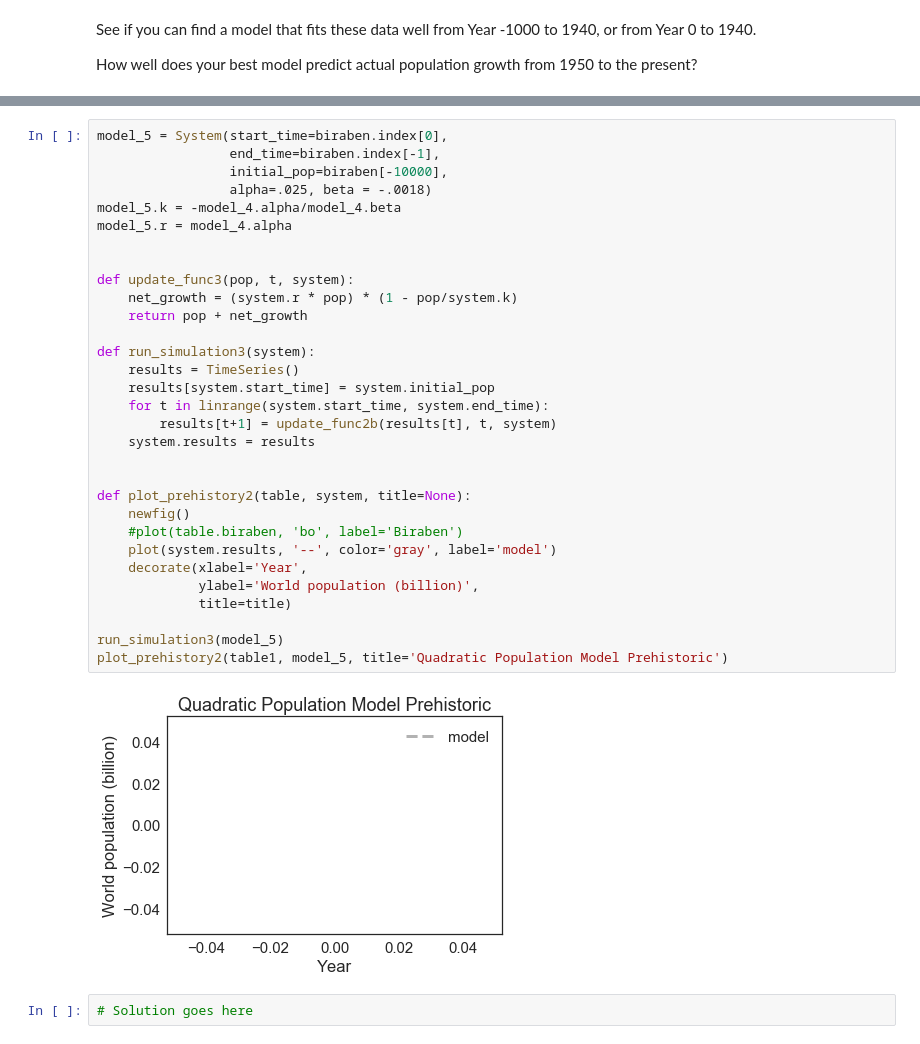
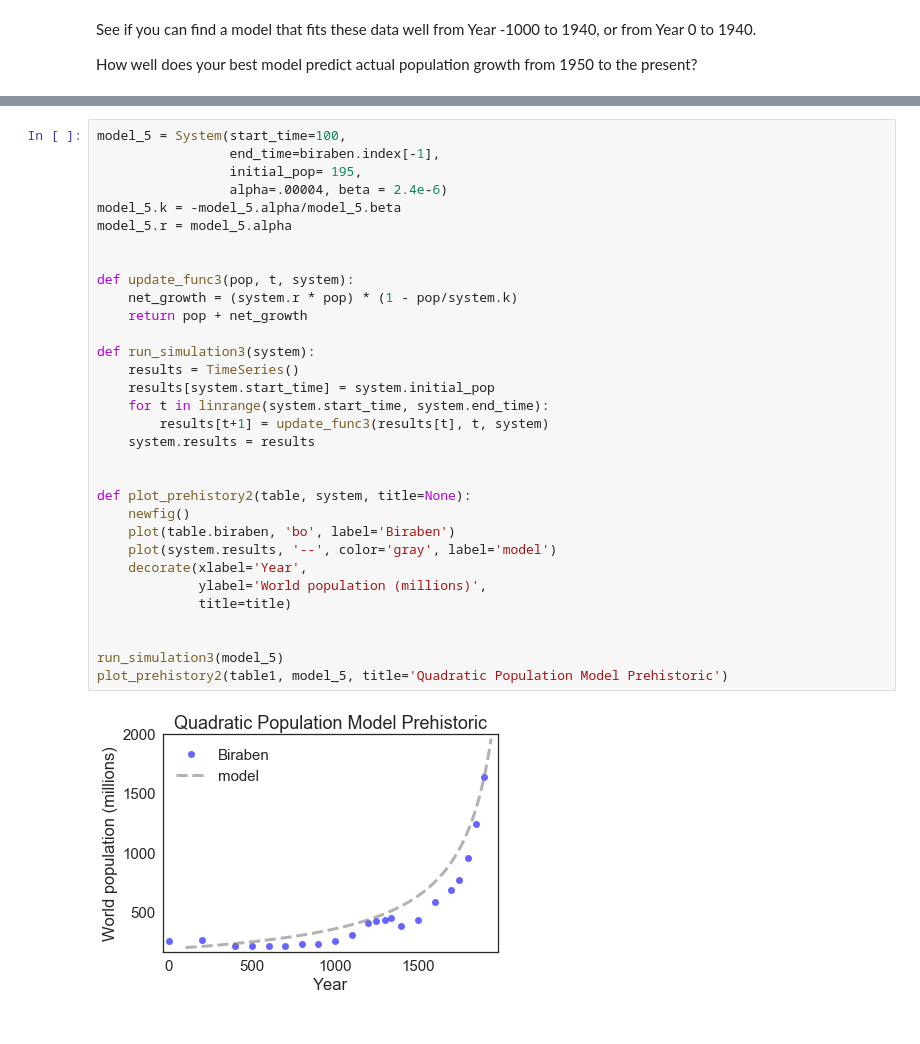
Before and after one commit to wFairmanOlin/ModSimPy, a Jupyter notebook: code/chap03Mine.ipynb, the cells around one changed output, grey strips where cells are left out. Saved outputs shown, nothing was run; the diff lists cells and outputs as text.

```diff
--- a/code/chap03Mine.ipynb
+++ b/code/chap03Mine.ipynb
@@ -824,35 +840,34 @@ biraben.index[0]
 # %%
-model_5 = System(start_time=biraben.index[0],
+model_5 = System(start_time=100,
                  end_time=biraben.index[-1],
-                 initial_pop=biraben[-10000],
-                 alpha=.025, beta = -.0018)
-model_5.k = -model_4.alpha/model_4.beta
-model_5.r = model_4.alpha
+                 initial_pop= 195,
+                 alpha=.00004, beta = 2.4e-6)
+model_5.k = -model_5.alpha/model_5.beta
+model_5.r = model_5.alpha
 
 
 def update_func3(pop, t, system):
     net_growth = (system.r * pop) * (1 - pop/system.k)
     return pop + net_growth
 
 def run_simulation3(system):
     results = TimeSeries()
     results[system.start_time] = system.initial_pop
     for t in linrange(system.start_time, system.end_time):
-        results[t+1] = update_func2b(results[t], t, system)
+        results[t+1] = update_func3(results[t], t, system)
     system.results = results
 
 
 def plot_prehistory2(table, system, title=None):
     newfig()
-    #plot(table.biraben, 'bo', label='Biraben')
+    plot(table.biraben, 'bo', label='Biraben')
     plot(system.results, '--', color='gray', label='model')
     decorate(xlabel='Year',
-             ylabel='World population (billion)',
+             ylabel='World population (millions)',
              title=title)
+
 
 run_simulation3(model_5)
 plot_prehistory2(table1, model_5, title='Quadratic Population Model Prehistoric')
 # %% [output]
-[figure, old version]
+[figure, new version]
-# %%
-# Solution goes here
```
Also changed, not shown: parts of 2 cells of this notebook, 5 other files.
